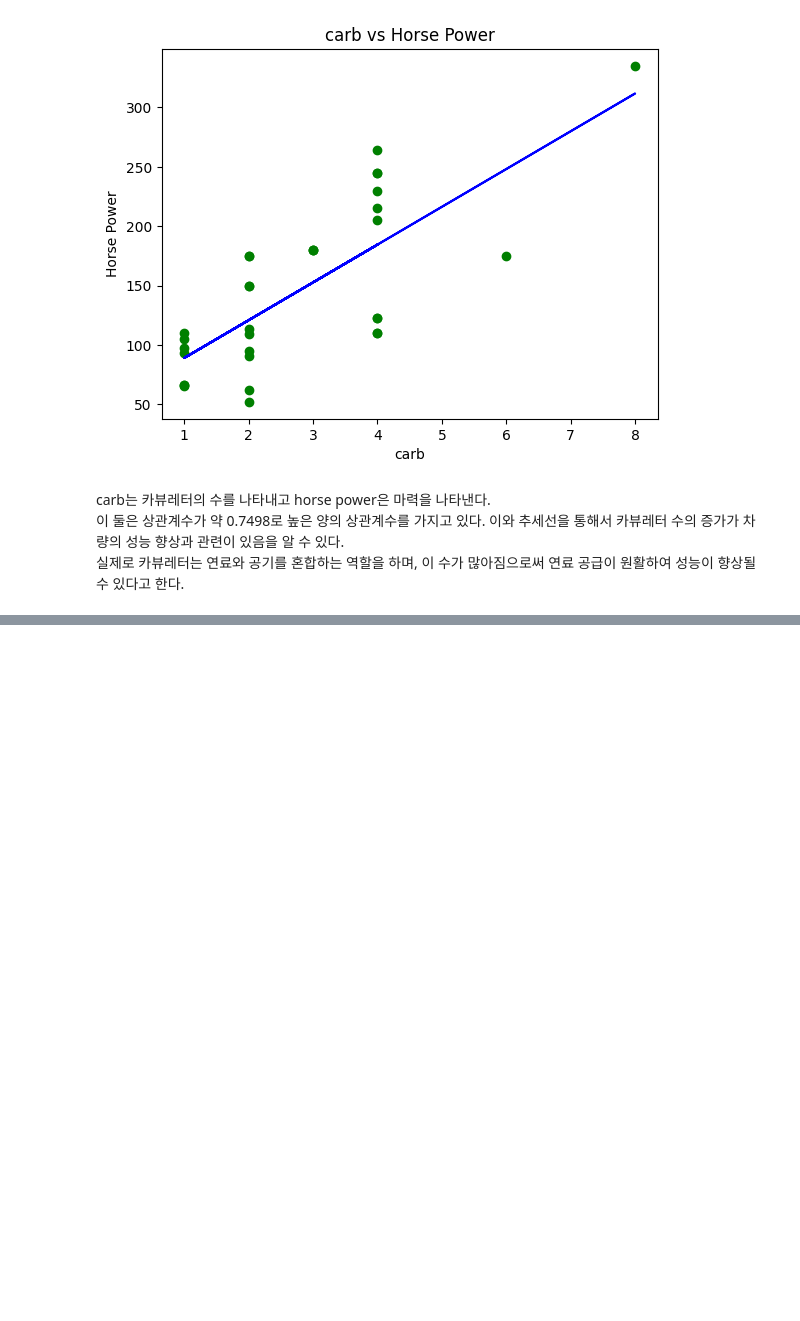
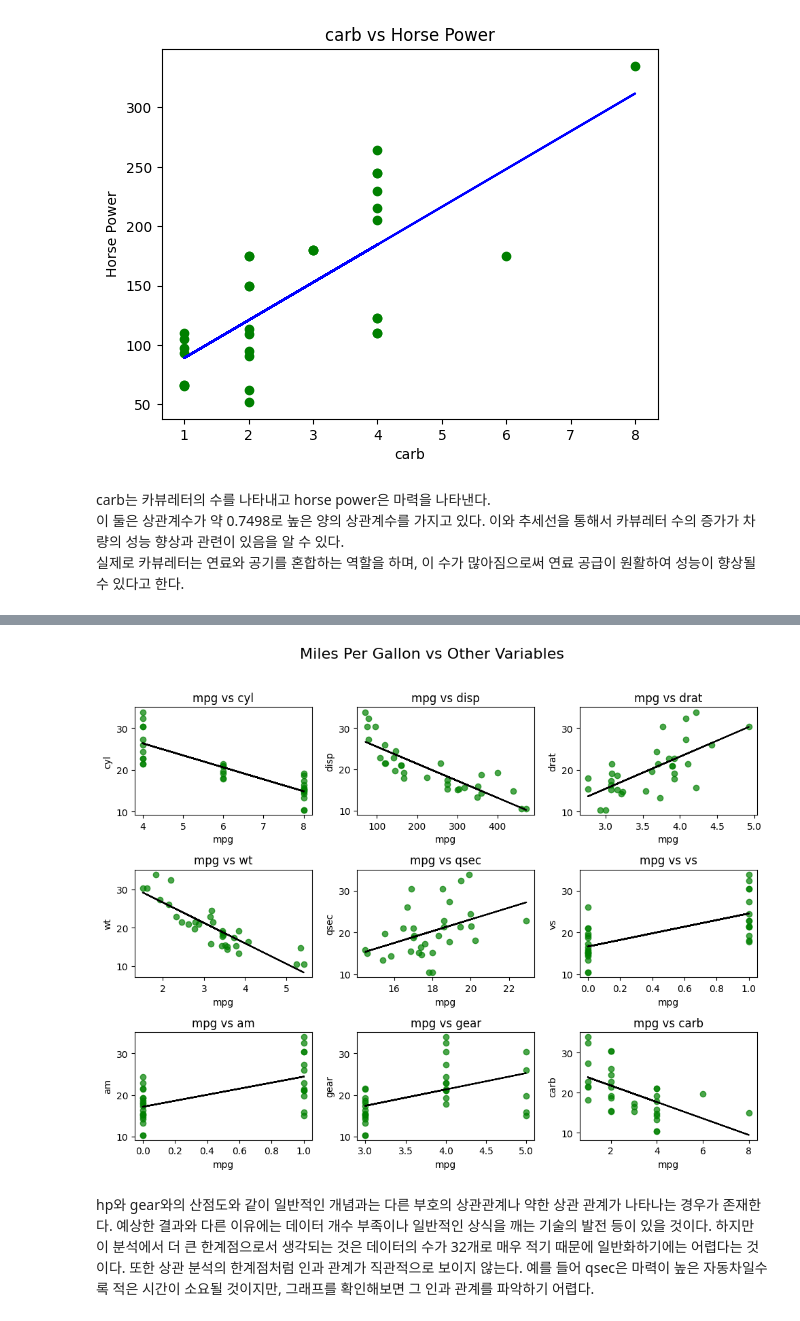
Before and after one commit to woosukYoon/softeer, a Jupyter notebook: 과제/W1M1 - mtcars 데이터셋 분석하기.ipynb, the cells around one changed output, grey strips where cells are left out. Cells and saved outputs as stored; diff of their text form; code cells hidden in the pictures; blank space fills up the shorter version.

```diff
--- a/과제/W1M1 - mtcars 데이터셋 분석하기.ipynb
+++ b/과제/W1M1 - mtcars 데이터셋 분석하기.ipynb
@@ -277,0 +324,27 @@ carb는 카뷰레터의 수를 나타내고 horse power은 마력을 나타낸
+# %%
+# 'mpg'와 다른 열들의 scatter plot 생성
+columns = [col for col in df_features.columns if col not in ('hp','mpg')]
+
+plt.figure(figsize=(10, 8))
+for i, col in enumerate(columns, start=1):
+    plt.subplot(3, 3, i)
+    plt.scatter(df_features[col], df_features['mpg'], color='green', alpha=0.7)
+    # 추세선 생성
+    coefficents = np.polyfit(df_features[col], df_features['mpg'], 1)
+    linear_fit = np.poly1d(coefficents)
+    trend_line = linear_fit(df_features[col])
+    plt.plot(df_features[col], trend_line, color = 'black')
+    plt.title(f"mpg vs {col}")
+    plt.xlabel('mpg')
+    plt.ylabel(col)
+
+plt.suptitle("Miles Per Gallon vs Other Variables", fontsize=16)
+plt.tight_layout(rect=[0, 0, 1, 0.96])
+plt.show()
+# %% [output]
+[figure, added]
+# %% [markdown]
+hp와 gear와의 산점도와 같이 일반적인 개념과는 다른 부호의 상관관계나 약한 상관 관계가 나타나는 경우가 존재한다.</br>
+예상한 결과와 다른 이유에는 데이터 개수 부족이나 일반적인 상식을 깨는 기술의 발전 등이 있을 것이다.</br>
+하지만 이 분석에서 더 큰 한계점으로서 생각되는 것은 데이터의 수가 32개로 매우 적기 때문에 일반화하기에는 어렵다는 것이다.</br>
+또한 상관 분석의 한계점처럼 인과 관계가 직관적으로 보이지 않는다. 예를 들어 qsec은 마력이 높은 자동차일수록 적은 시간이 소요될 것이지만, 그래프를 확인해보면 그 인과 관계를 파악하기 어렵다.
```
Also changed, not shown: parts of 6 cells of this notebook, 1 other file.
